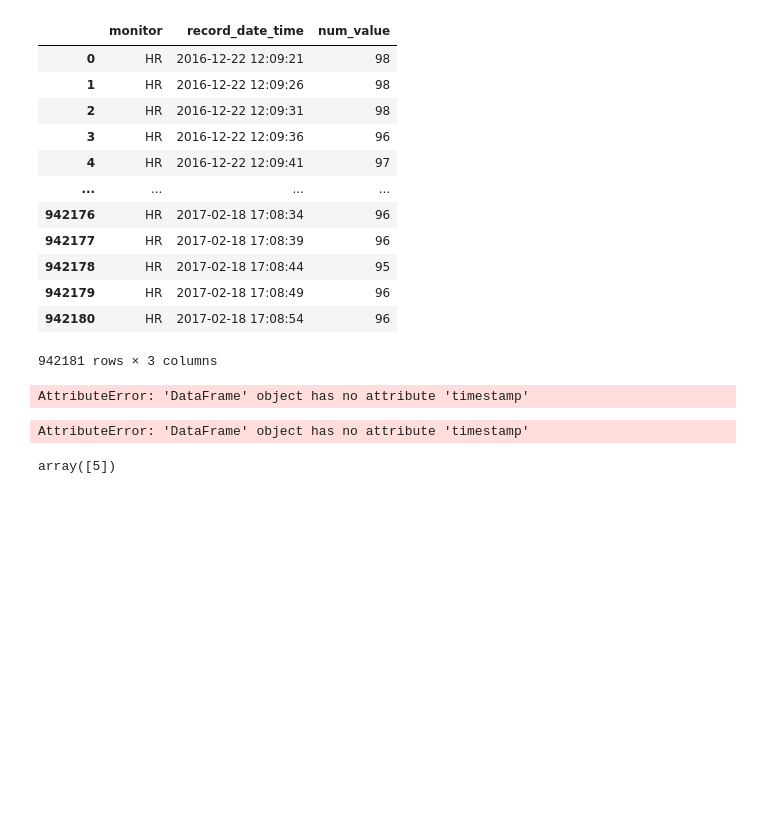
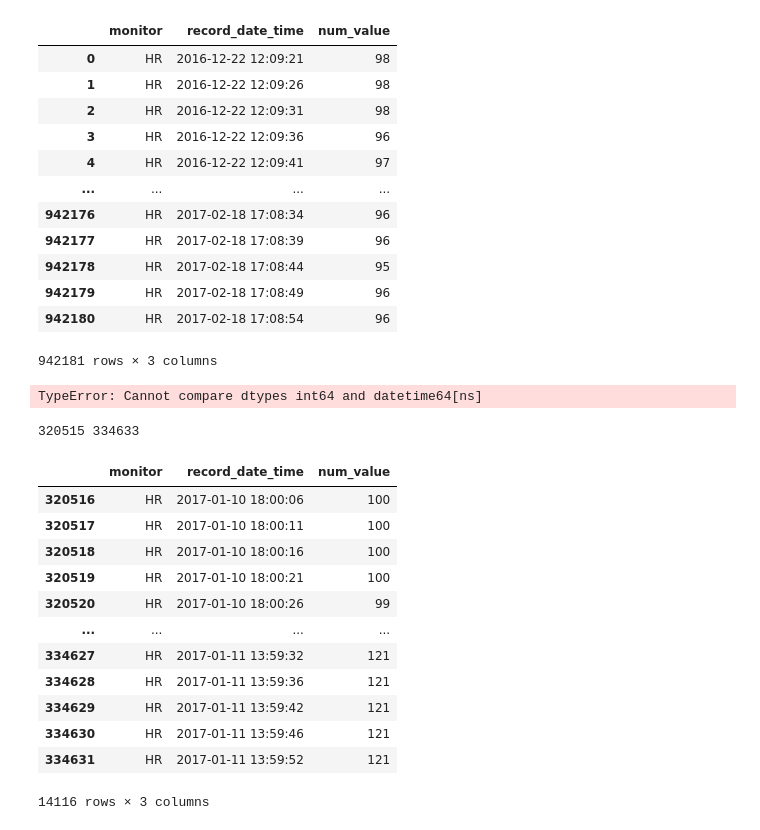
Before and after one commit to l-khali/old_In2Research, a Jupyter notebook: PC-0192_analysis.ipynb, the cells around one changed output. Saved outputs shown, nothing was run; the diff lists cells and outputs as text; code cells hidden in the pictures; blank space fills up the shorter version.

```diff
--- a/PC-0192_analysis.ipynb
+++ b/PC-0192_analysis.ipynb
@@ -77,15 +78,42 @@ PC_0192_data
 
 # fixed this
 # %%
-PC_0192_data.timestamp.searchsorted(failed_extubation)
+# PC_0192_data.timestamp.searchsorted(failed_extubation)
-# %% [output]
-AttributeError: 'DataFrame' object has no attribute 'timestamp'
 # %%
-dt='2022-02-07T23:18:06.08349'
-PC_0192_data. timestamp.searchsorted(dt)
+# dt='2022-02-07T23:18:06.08349'
+# PC_0192_data. timestamp.searchsorted(dt)
-# %% [output]
-AttributeError: 'DataFrame' object has no attribute 'timestamp'
 # %%
-np.where(PC_0192_data["record_date_time"] == test)[0]
+# np.where(PC_0192_data["record_date_time"] == test)[0]
-# %% [output]
-array([5])
+# %%
+failed_extubation = pd.to_datetime(failed_extubation)
+s = PC_0192_data['record_date_time'].loc[PC_0192_data['record_date_time'].index.unique()[PC_0192_data['record_date_time'].index.unique().get_loc(failed_extubation, method='nearest')]]
+# %% [output]
+TypeError: Cannot compare dtypes int64 and datetime64[ns]
+# %%
+# finding indexes at which failed_extubation and re_intubation would need to be inserted to maintain order
+
+failed_extubation_index = PC_0192_data.record_date_time.searchsorted(failed_extubation)
+re_intubation_index = PC_0192_data.record_date_time.searchsorted(re_intubation)
+
+print(failed_extubation_index, re_intubation_index)
+# %% [output]
+320515 334633
+# %%
+# lifting data for the time peried where patient was extubated
+
+PC_0192_extubated = PC_0192_data.iloc[failed_extubation_index+1:re_intubation_index-1, :]
+PC_0192_extubated
+# %% [output]
+|  | monitor | record_date_time | num_value |
+| 320516 | HR | 2017-01-10 18:00:06 | 100 |
+| 320517 | HR | 2017-01-10 18:00:11 | 100 |
+| 320518 | HR | 2017-01-10 18:00:16 | 100 |
+| 320519 | HR | 2017-01-10 18:00:21 | 100 |
+| 320520 | HR | 2017-01-10 18:00:26 | 99 |
+| ... | ... | ... | ... |
+| 334627 | HR | 2017-01-11 13:59:32 | 121 |
+| 334628 | HR | 2017-01-11 13:59:36 | 121 |
+| 334629 | HR | 2017-01-11 13:59:42 | 121 |
+| 334630 | HR | 2017-01-11 13:59:46 | 121 |
+| 334631 | HR | 2017-01-11 13:59:52 | 121 |
+14116 rows × 3 columns
```
Also changed, not shown: parts of 2 cells of this notebook.
